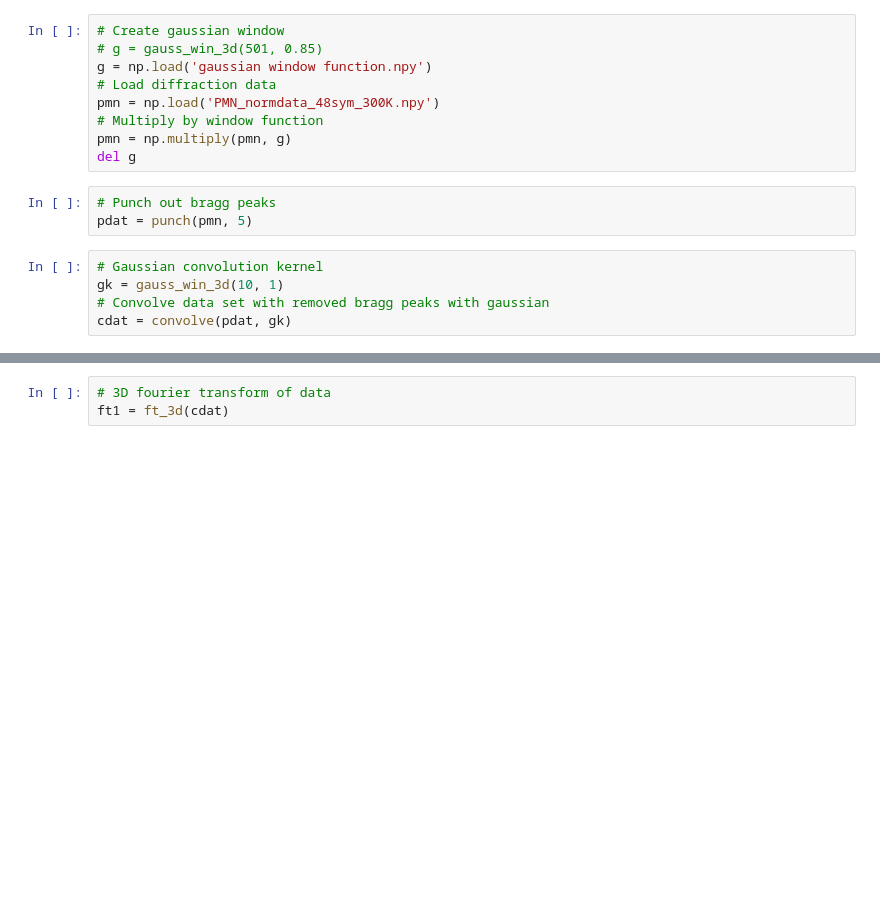
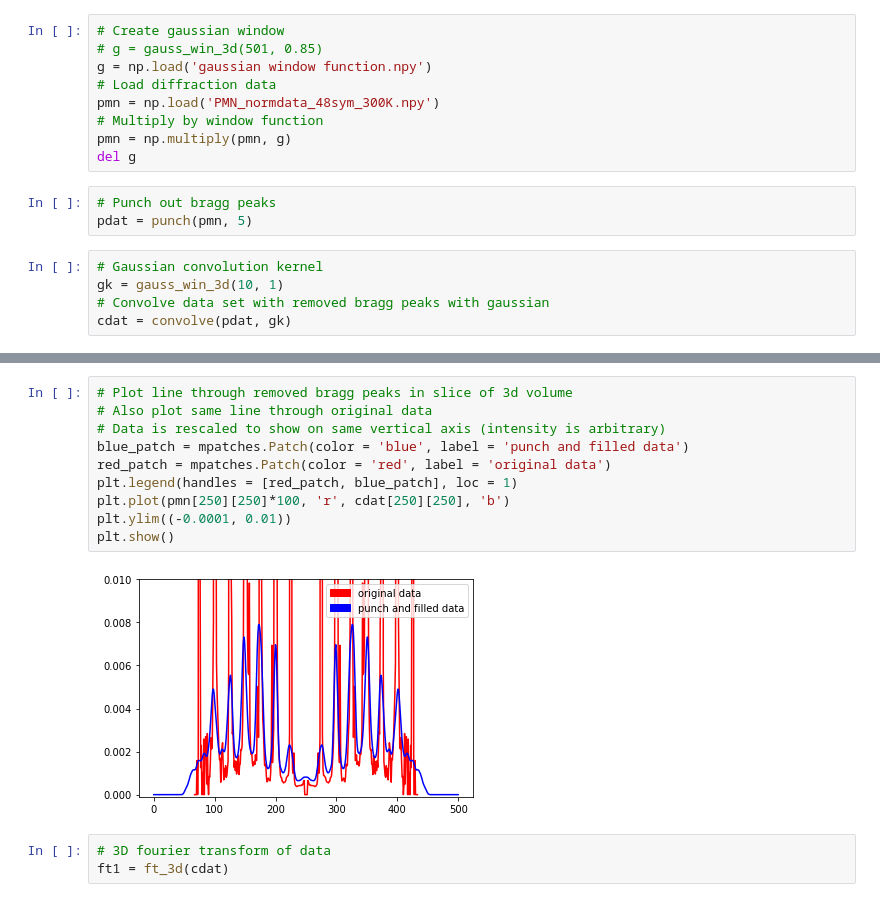
Before and after one commit to jmsweng/3D-PDF, a Jupyter notebook: punch and fill.ipynb, the cells around one changed output, grey strips where cells are left out. Saved outputs shown, nothing was run; the diff lists cells and outputs as text; blank space fills up the shorter version.

```diff
--- a/punch and fill.ipynb
+++ b/punch and fill.ipynb
@@ -140,3 +142,15 @@ plt.plot(cdat[250][270])
+# %%
+# Plot line through removed bragg peaks in slice of 3d volume
+# Also plot same line through original data
+# Data is rescaled to show on same vertical axis (intensity is arbitrary)
+blue_patch = mpatches.Patch(color = 'blue', label = 'punch and filled data')
+red_patch = mpatches.Patch(color = 'red', label = 'original data')
+plt.legend(handles = [red_patch, blue_patch], loc = 1)
+plt.plot(pmn[250][250]*100, 'r', cdat[250][250], 'b')
+plt.ylim((-0.0001, 0.01))
+plt.show()
+# %% [output]
+[figure, added]
 # %%
 # 3D fourier transform of data
 ft1 = ft_3d(cdat)
```
Also changed, not shown: parts of 9 cells of this notebook, 1 other file.
